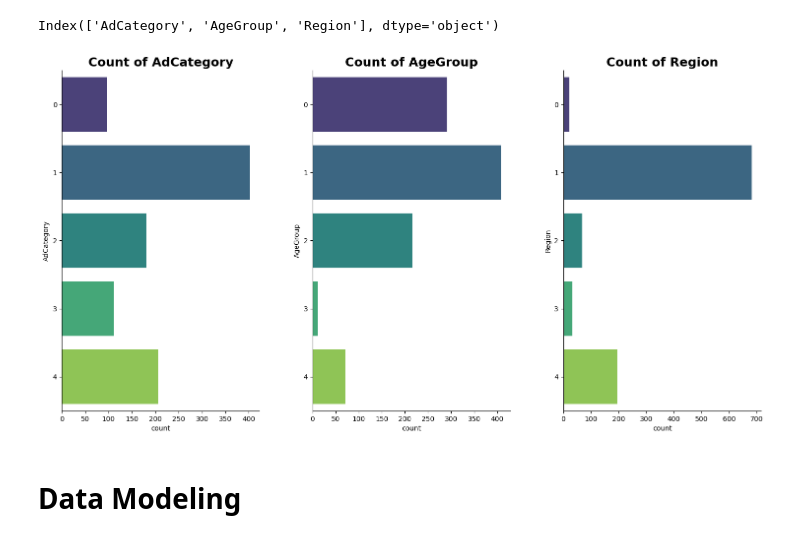
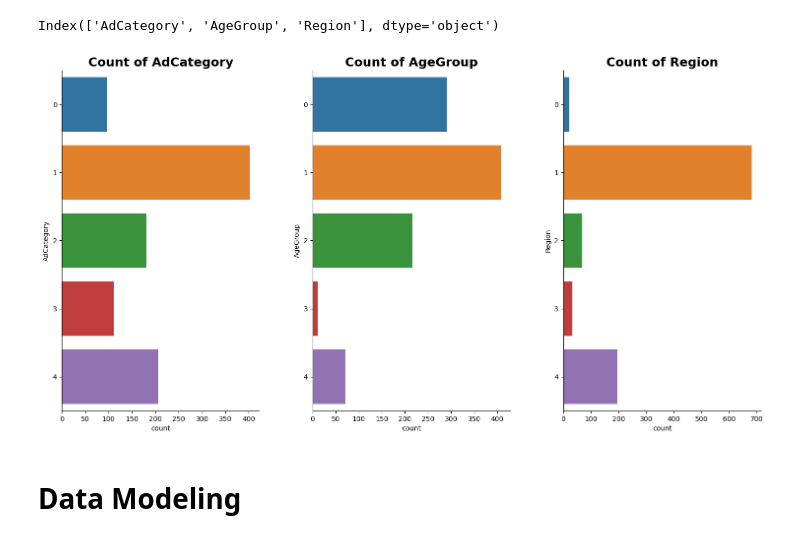
Before and after one commit to sabirinID/Predicting-Customer-Clicked-Ads-Classification, a Jupyter notebook: Notebooks/clicked_ads.ipynb, the cells around one changed output. Saved outputs shown, nothing was run; the diff lists cells and outputs as text; code cells hidden in the pictures.

```diff
--- a/Notebooks/clicked_ads.ipynb
+++ b/Notebooks/clicked_ads.ipynb
@@ -305,7 +305,7 @@ plt.figure(figsize=(16, 9))
 for i in range(0, len(cat_cols)):
     plt.subplot(3, 2, i+1)
     ax = sns.countplot(x=df[cat_cols[i]], palette='tab10')
-    plt.title(f'Count of {cat_cols[i]}', fontsize=18, weight='bold')
+    plt.title(f'Count of {cat_cols[i]}', fontsize=16, weight='bold')
     sns.despine()
     plt.tight_layout(pad=5)
 
@@ -810,15 +810,15 @@ df['Region'] = encoder.fit_transform(df['Region'])
 # %%
 plt.figure(figsize=(16, 9))
 for i in range(0, len(cat_cols)):
     plt.subplot(1, 3, i+1)
-    ax = sns.countplot(y=df[cat_cols[i]], palette='viridis')
-    plt.title(f'Count of {cat_cols[i]}', fontsize=18, weight='bold')
+    ax = sns.countplot(y=df[cat_cols[i]], palette='tab10')
+    plt.title(f'Count of {cat_cols[i]}', fontsize=16, weight='bold')
     sns.despine()
     plt.tight_layout(pad=5)
 
 plt.show()
 # %% [output]
-[figure, old version]
+[figure, new version]
 # %% [markdown]
 # Data Modeling
 # %%
```
Also changed, not shown: parts of 9 cells of this notebook.
